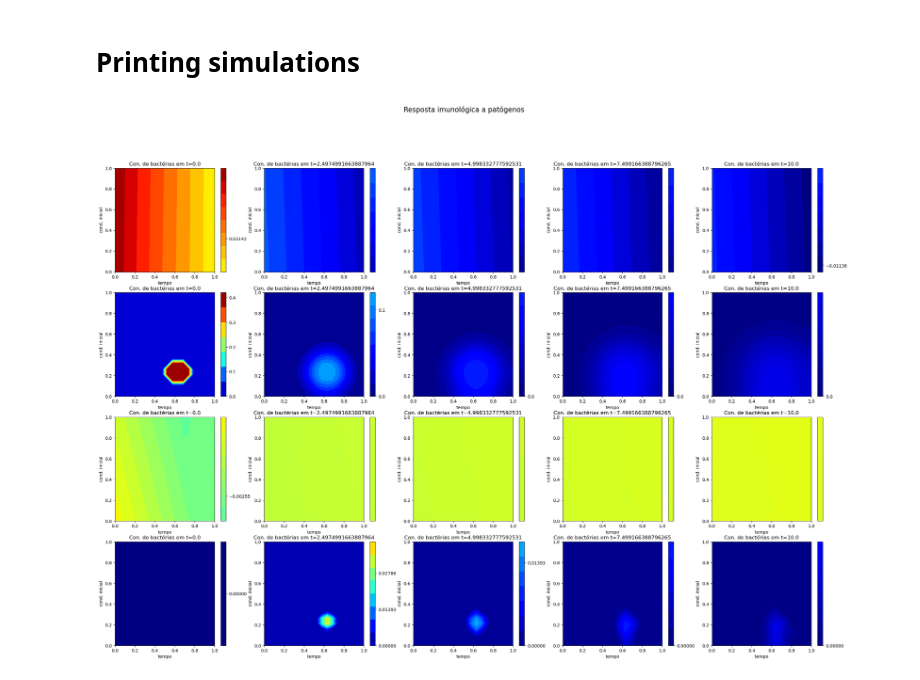
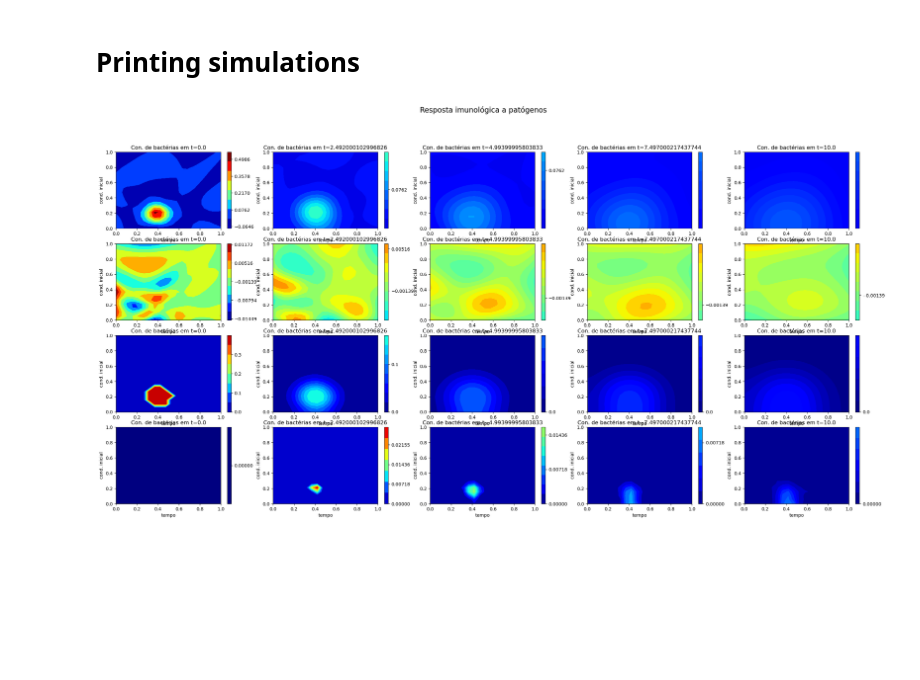
Before and after one commit to Esterci/2D_imune_edema_pinn, a Jupyter notebook: 2D/edp_t_x_y/pinn_model.ipynb, the cells around one changed output. Cells and saved outputs as stored; diff of their text form; code cells hidden in the pictures; blank space fills up the shorter version.

```diff
--- a/2D/edp_t_x_y/pinn_model.ipynb
+++ b/2D/edp_t_x_y/pinn_model.ipynb
@@ -392,4 +375,10 @@ def generate_model(arch_str):
     modules.append(nn.Linear(int(in_neurons), 2).float())
 
     return nn.Sequential(*modules)
+
+def init_weights(m):
+    if isinstance(m, nn.Linear):
+        torch.nn.init.xavier_uniform_(m.weight)
+        if m.bias is not None:
+            torch.nn.init.zeros_(m.bias)
 # %%
@@ -1372,14 +1380,7 @@ for i in speed_up_obj.keys():
 
     start = time.time()
 
-    mesh = torch.cat(
-        [
-            t_tc,
-            x_tc,
-            y_tc,
-        ],
-        dim=1,
-    ).to(device)
+    mesh = torch.cat([t_tc, x_tc, y_tc], dim=1).to(device)
 
     with torch.no_grad():
         pred_pinn_dev = model(mesh)
@@ -1468,13 +1460,20 @@ Cp_target = Cp_target.numpy().reshape(simp_Cb_fvm.shape)
+# %%
+Cl_pinn_device, Cp_pinn_device = pred_pinn_dev.split(1, dim=1)
+
+Cl_pinn_np = Cl_pinn_device.cpu().detach().numpy().reshape(simp_Cl_fvm.shape)
+Cp_pinn_np = Cp_pinn_device.cpu().detach().numpy().reshape(simp_Cl_fvm.shape)
 # %%
-t = np.linspace(t_dom[0], t_dom[1], num=simp_Cb_fvm.shape[0], endpoint=True)
-x = np.linspace(x_dom[0], x_dom[1], num=simp_Cb_fvm.shape[1], endpoint=True)
-y = np.linspace(y_dom[0], y_dom[1], num=simp_Cb_fvm.shape[2], endpoint=True)
+t = np.linspace(t_dom[0], t_dom[-1], num=size_t, endpoint=True, dtype=np.float32)[
+    choosen_points
+]
+x = np.linspace(x_dom[0], x_dom[-1], num=size_x, endpoint=True, dtype=np.float32)
+y = np.linspace(y_dom[0], y_dom[-1], num=size_y, endpoint=True, dtype=np.float32)
 
 X, Y = np.meshgrid(x, y)
 
 time_plot = np.linspace(0, len(t) - 1, num=5, endpoint=True, dtype=int)
 
-fig = plt.figure(figsize=[6 * len(time_plot), 20])
+fig = plt.figure(figsize=[6 * len(time_plot), 14])
 
 fig.suptitle("Resposta imunológica a patógenos", fontsize=16)
 
@@ -1499,32 +1498,9 @@ for i, time_inst in enumerate(time_plot):
     ax.set_ylabel("cond. inicial")
     colobar = fig.colorbar(contour, ticks=np.linspace(vmin, vmax, num=5))
 
-
-for i, it in enumerate(time_plot):
+for i, time_inst in enumerate(time_plot):
     # Plotango 3D
     ax = fig.add_subplot(4, len(time_plot), i + len(time_plot) + 1)
-
-    vmin = np.min(Cp_target)
-    vmax = np.max(Cp_target)
-
-    contour = ax.contourf(
-        X,
-        Y,
-        Cp_target[it],
-        cmap="jet",
-        vmin=vmin,
-        vmax=vmax,
-    )
-
-    ax.set_title("Con. de bactérias em t={}".format(t[it]))
-    ax.set_xlabel("tempo")
-    ax.set_ylabel("cond. inicial")
-    colobar = fig.colorbar(contour, ticks=np.linspace(vmin, vmax, num=5))
-
-
-for i, time_inst in enumerate(time_plot):
-    # Plotango 3D
-    ax = fig.add_subplot(4, len(time_plot), i + len(time_plot) * 2 + 1)
 
     vmin = np.min(Cl_pinn_np)
     vmax = np.max(Cl_pinn_np)
@@ -1537,34 +1513,54 @@ for i, time_inst in enumerate(time_plot):
         vmin=vmin,
         vmax=vmax,
     )
 
     ax.set_title("Con. de bactérias em t={}".format(t[time_inst]))
     ax.set_xlabel("tempo")
     ax.set_ylabel("cond. inicial")
     colobar = fig.colorbar(contour, ticks=np.linspace(vmin, vmax, num=5))
 
+for i, it in enumerate(time_plot):
+    # Plotango 3D
+    ax = fig.add_subplot(4, len(time_plot), i + len(time_plot) * 2 + 1)
+
+    vmin = np.min(simp_Cp_fvm)
+    vmax = np.max(simp_Cp_fvm)
+
+    contour = ax.contourf(
+        X,
+        Y,
+        simp_Cp_fvm[it],
+        cmap="jet",
+        vmin=vmin,
+        vmax=vmax,
+    )
+
+    ax.set_title("Con. de bactérias em t={}".format(t[it]))
+    ax.set_xlabel("tempo")
+    ax.set_ylabel("cond. inicial")
+    colobar = fig.colorbar(contour, ticks=np.linspace(vmin, vmax, num=5))
 
 for i, it in enumerate(time_plot):
     # Plotango 3D
     ax = fig.add_subplot(4, len(time_plot), i + len(time_plot) * 3 + 1)
 
-    vmin = np.min(Cl_target)
-    vmax = np.max(Cl_target)
+    vmin = np.min(simp_Cl_fvm)
+    vmax = np.max(simp_Cl_fvm)
 
     contour = ax.contourf(
         X,
         Y,
-        Cl_target[it],
+        simp_Cl_fvm[it],
         cmap="jet",
         vmin=vmin,
         vmax=vmax,
     )
 
     ax.set_title("Con. de bactérias em t={}".format(t[it]))
     ax.set_xlabel("tempo")
     ax.set_ylabel("cond. inicial")
     colobar = fig.colorbar(contour, ticks=np.linspace(vmin, vmax, num=5))
 
 plt.show()
 # %% [output]
-[figure, old version]
+[figure, new version]
```
Also changed, not shown: parts of 23 cells of this notebook, 2 other files.
